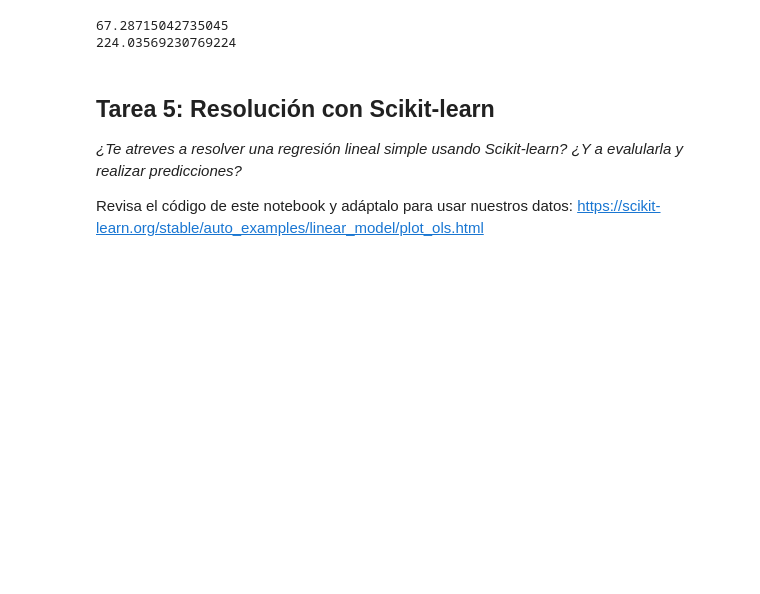
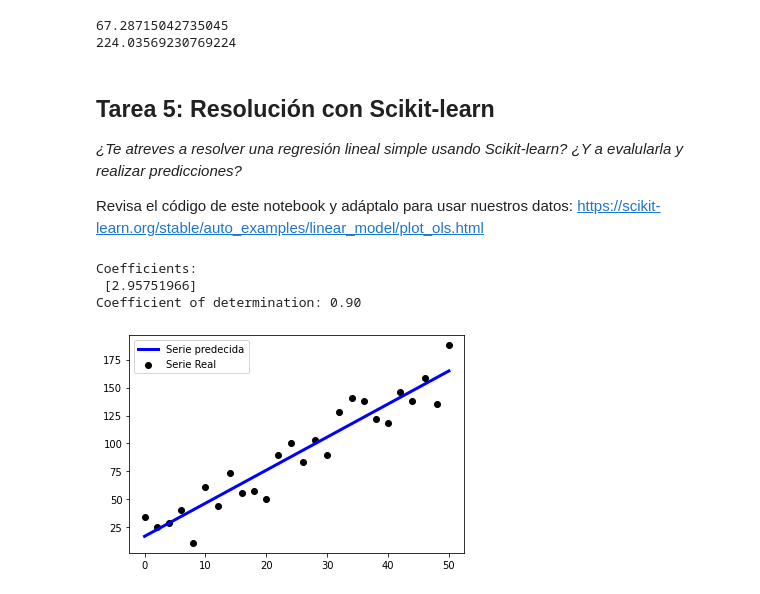
Before and after one commit to Patilla4puto/Intro_to_ml-tokio_school, a Jupyter notebook: soluciones/03-1-Regresion_lineal_simple-Ajuste_por_minimos_cuadrados.ipynb, the cells around one changed output. Cells and saved outputs as stored; diff of their text form; code cells hidden in the pictures; blank space fills up the shorter version.

```diff
--- a/soluciones/03-1-Regresion_lineal_simple-Ajuste_por_minimos_cuadrados.ipynb
+++ b/soluciones/03-1-Regresion_lineal_simple-Ajuste_por_minimos_cuadrados.ipynb
@@ -223,0 +225,31 @@ Revisa el código de este notebook y adáptalo para usar nuestros datos: https:/
+# %%
+from sklearn import metrics
+import sklearn
+# TODO: Resuelve la regresión lineal simple usando Scikit-learn a partir de dicho ejemplo
+import matplotlib.pyplot as plt
+import numpy as np
+from sklearn import  linear_model
+from sklearn.metrics import mean_squared_error, r2_score
+
+l_regresion = linear_model.LinearRegression()
+aux = X.reshape(-1,1)
+l_regresion.fit(aux,Y)
+SL_Y_predicted = l_regresion.predict(aux)
+print("Coefficients: \n", l_regresion.coef_)
+
+
+# The coefficient of determination: 1 is perfect prediction
+print("Coefficient of determination: %.2f" % r2_score(Y, SL_Y_predicted))
+
+# Plot outputs
+plt.scatter(X, Y, color="black",label ="Serie Real")
+plt.plot(X, SL_Y_predicted, color="blue", linewidth=3,label= "Serie predecida")
+plt.legend()
+
+
+plt.show()
+# %% [output]
+Coefficients:
+ [2.95751966]
+Coefficient of determination: 0.90
+[figure, added]
```
Also changed, not shown: parts of 4 cells of this notebook.
